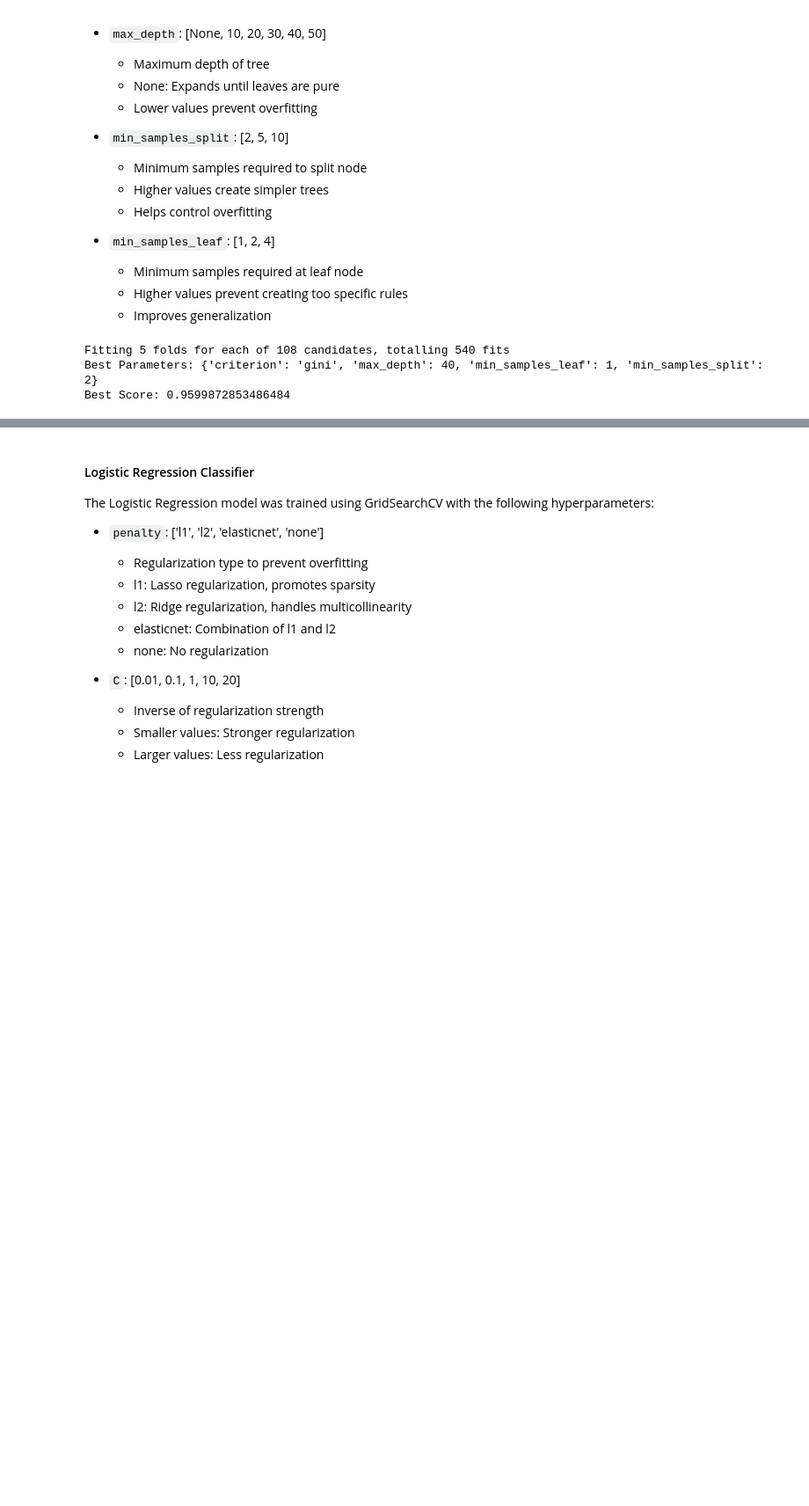
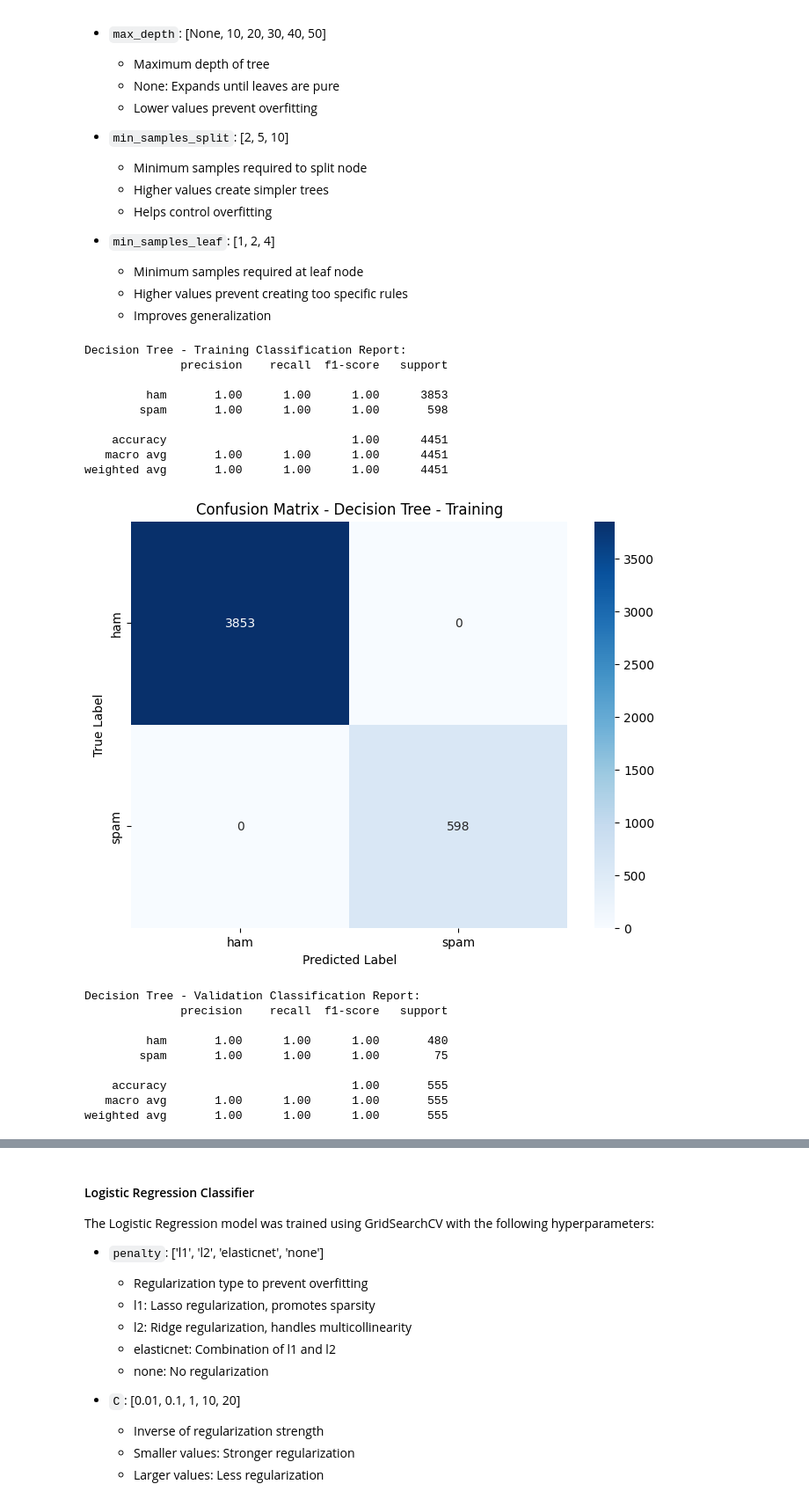
Before and after one commit to Aritra8438/AppliedMachineLearning, a Jupyter notebook: Assignment 1/train.ipynb, the cells around one changed output, grey strips where cells are left out. Shown: that part at 88% size. Saved outputs shown, nothing was run; the diff lists cells and outputs as text; code cells hidden in the pictures; blank space fills up the shorter version.

```diff
--- a/Assignment 1/train.ipynb
+++ b/Assignment 1/train.ipynb
@@ -111,16 +112,17 @@ TF-IDF is a numerical statistic that reflects the importance of a word in a docu
   - Accounts for varying SMS lengths
   - Prevents bias towards longer messages
 # %%
-# Initialize the TF-IDF Vectorizer
 tfidf_vectorizer = TfidfVectorizer()
 
 # Fit and transform the training data
 train_tfidf = tfidf_vectorizer.fit_transform(train_df['processed_message'])
 
-# Transform the test data
+# Transform the test and val data
+val_tfidf = tfidf_vectorizer.transform(val_df['processed_message'])
 test_tfidf = tfidf_vectorizer.transform(test_df['processed_message'])
 
 print(train_tfidf.shape)
+print(val_tfidf.shape)
 print(test_tfidf.shape)
 # %% [output]
 (4451, 7103)
@@ -163,22 +209,35 @@ The Decision Tree model was trained using GridSearchCV with the following hyperp
 # %%
 param_grid_dt = {
     'criterion': ['gini', 'entropy'],
     'max_depth': [None, 10, 20, 30, 40, 50],
     'min_samples_split': [2, 5, 10],
     'min_samples_leaf': [1, 2, 4]
 }
 
-dt_classifier = DecisionTreeClassifier()
+dt_model = fine_tune_model(DecisionTreeClassifier(), param_grid_dt, train_tfidf, train_df['category'])
 
-grid_search_dt = GridSearchCV(estimator=dt_classifier, param_grid=param_grid_dt,
-                        scoring='f1_weighted', cv=5, n_jobs=-1, verbose=2)
+evaluate_model(dt_model, train_tfidf, train_df['category'], "Decision Tree - Training")
 
-# Fit the model on the training data
-grid_search_dt.fit(train_tfidf, train_df['category'])
+time.sleep(10)
 
-print("Best Parameters:", grid_search_dt.best_params_)
-print("Best Score:", grid_search_dt.best_score_)
+evaluate_model(dt_model, val_tfidf, val_df['category'], "Decision Tree - Validation")
 # %% [output]
-Fitting 5 folds for each of 108 candidates, totalling 540 fits
-Best Parameters: {'criterion': 'gini', 'max_depth': 40, 'min_samples_leaf': 1, 'min_samples_split': 2}
-Best Score: 0.9599872853486484
+Decision Tree - Training Classification Report:
+              precision    recall  f1-score   support
+
+         ham       1.00      1.00      1.00      3853
+        spam       1.00      1.00      1.00       598
+
+    accuracy                           1.00      4451
+   macro avg       1.00      1.00      1.00      4451
+weighted avg       1.00      1.00      1.00      4451
+[figure, added]
+Decision Tree - Validation Classification Report:
+              precision    recall  f1-score   support
+
+         ham       1.00      1.00      1.00       480
+        spam       1.00      1.00      1.00        75
+
+    accuracy                           1.00       555
+   macro avg       1.00      1.00      1.00       555
+weighted avg       1.00      1.00      1.00       555
```
Also changed, not shown: parts of 19 cells of this notebook, 1 other file.
